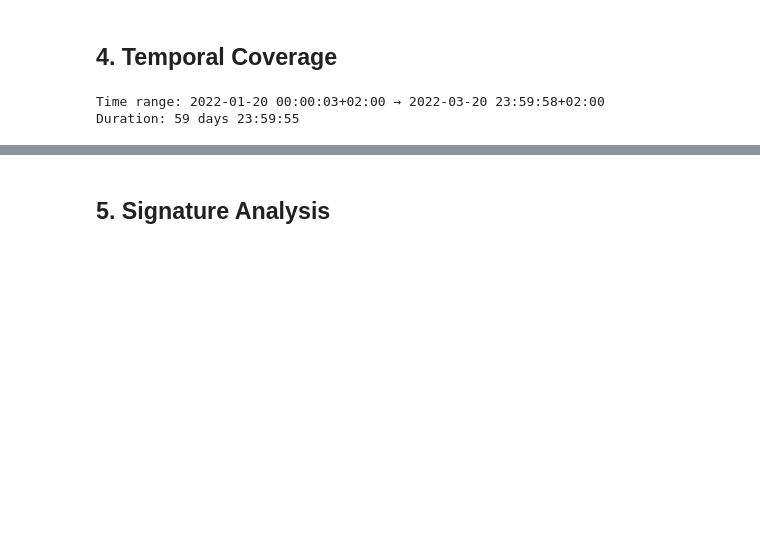
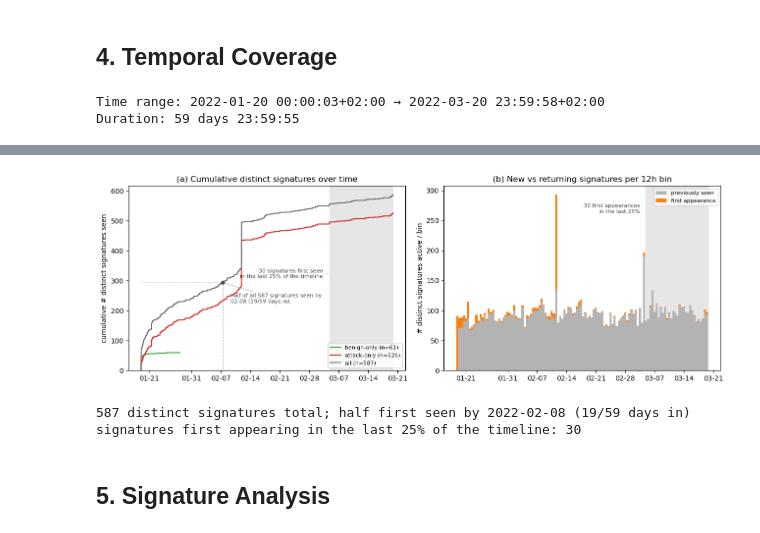
Before and after one commit to annaneliaa/msc-thesis, a Jupyter notebook: src/thesis/notebooks/eda/inspect_cscas_dataset.ipynb, the cells around one changed output, grey strips where cells are left out. Cells and saved outputs as stored; diff of their text form; code cells hidden in the pictures; blank space fills up the shorter version.

```diff
--- a/src/thesis/notebooks/eda/inspect_cscas_dataset.ipynb
+++ b/src/thesis/notebooks/eda/inspect_cscas_dataset.ipynb
@@ -123,3 +212,79 @@ plt.show()
+# %%
+# Signature-vocabulary churn: does the active set keep turning over, or saturate?
+first_seen = df.groupby('SignatureID')['Timestamp'].min()
+fs = first_seen.to_frame('first_seen')
+fs['sig_class'] = sig_class.reindex(fs.index)
+
+alls = fs['first_seen'].sort_values()
+n_total = len(alls)
+t0, t1 = alls.iloc[0], alls.iloc[-1]
+span_days = (t1 - t0).days
+half_date = alls.iloc[n_total // 2]
+half_days_in = (half_date - t0).days
+last25_start = t0 + 0.75 * (t1 - t0)
+n_last25 = int((alls > last25_start).sum())
+
+fig, (axA, axB) = plt.subplots(1, 2, figsize=(13, 4.5))
+
+# (a) cumulative distinct signatures ever seen
+for cls, color in [('benign', 'tab:blue'), ('attack', 'tab:red')]:
+    s = fs.loc[fs.sig_class == cls, 'first_seen'].sort_values()
+    axA.step(s.values, np.arange(1, len(s) + 1), where='post', color=color,
+             label=f'{cls}-only (n={len(s)})')
+axA.step(alls.values, np.arange(1, n_total + 1), where='post', color='0.35', lw=1.3,
+         label=f'all (n={n_total})')
+
+# shade the last 25% of the timeline + count first appearances in it
+axA.axvspan(last25_start, t1, color='0.9', zorder=0)
+axA.annotate(f'{n_last25} signatures first seen\nin the last 25% of the timeline',
+             xy=(last25_start, n_total * 0.55), xytext=(-10, 0), textcoords='offset points',
+             ha='right', va='center', fontsize=8, color='0.25',
+             arrowprops=dict(arrowstyle='-', color='0.6', lw=0.6))
+
+# mark the half-seen point
+axA.plot([t0, half_date, half_date], [n_total / 2, n_total / 2, 0], ls=':', color='0.5', lw=0.8)
+axA.plot(half_date, n_total / 2, 'o', color='0.3', ms=5)
+axA.annotate(f'half of all {n_total} signatures seen by\n{half_date:%m-%d} ({half_days_in}/{span_days} days in)',
+             xy=(half_date, n_total / 2), xytext=(12, -30), textcoords='offset points',
+             fontsize=8, color='0.25', arrowprops=dict(arrowstyle='-', color='0.6', lw=0.6))
+
+axA.set_ylim(0, n_total * 1.05)
+axA.set_ylabel('cumulative # distinct signatures seen')
+axA.set_title('(a) Cumulative distinct signatures over time')
+axA.xaxis.set_major_formatter(mdates.DateFormatter('%m-%d'))
+axA.legend(fontsize=8, loc='lower right')
+
+# (b) per-bin: first-ever appearances vs previously-seen signatures
+bs = df[['Timestamp', 'SignatureID']].copy()
+bs['bucket'] = bs['Timestamp'].dt.floor(BIN)
+bs = bs[['bucket', 'SignatureID']].drop_duplicates()
+bs['first_bucket'] = bs.groupby('SignatureID')['bucket'].transform('min')
+bs['status'] = np.where(bs['bucket'] == bs['first_bucket'], 'new', 'returning')
+pb = (bs.groupby(['bucket', 'status']).size().unstack(fill_value=0)
+      .reindex(columns=['returning', 'new'], fill_value=0))
+axB.bar(pb.index, pb['returning'], width=0.5, color='0.7', label='previously seen')
+axB.bar(pb.index, pb['new'], bottom=pb['returning'], width=0.5, color='tab:orange',
+        label='first appearance')
+y_top = float((pb['returning'] + pb['new']).max())
+axB.axvspan(last25_start, t1, color='0.9', zorder=0)
+axB.annotate(f'{n_last25} first appearances\nin the last 25%',
+             xy=(last25_start, y_top * 0.95), xytext=(-8, 0), textcoords='offset points',
+             ha='right', va='top', fontsize=8, color='0.25')
+axB.set_ylabel('# distinct signatures active / bin')
+axB.set_title('(b) New vs returning signatures per 12h bin')
+axB.xaxis.set_major_formatter(mdates.DateFormatter('%m-%d'))
+axB.legend(fontsize=8, loc='upper right')
+
+plt.tight_layout()
+plt.show()
+
+print(f'{n_total} distinct signatures total; half first seen by {half_date:%Y-%m-%d} '
+      f'({half_days_in}/{span_days} days in)')
+print(f'signatures first appearing in the last 25% of the timeline: {n_last25}')
+# %% [output]
+[figure, added]
+587 distinct signatures total; half first seen by 2022-02-08 (19/59 days in)
+signatures first appearing in the last 25% of the timeline: 30
 # %% [markdown]
 ## 5. Signature Analysis
 # %%
```
Also changed, not shown: parts of 33 cells of this notebook, 24 other files.
